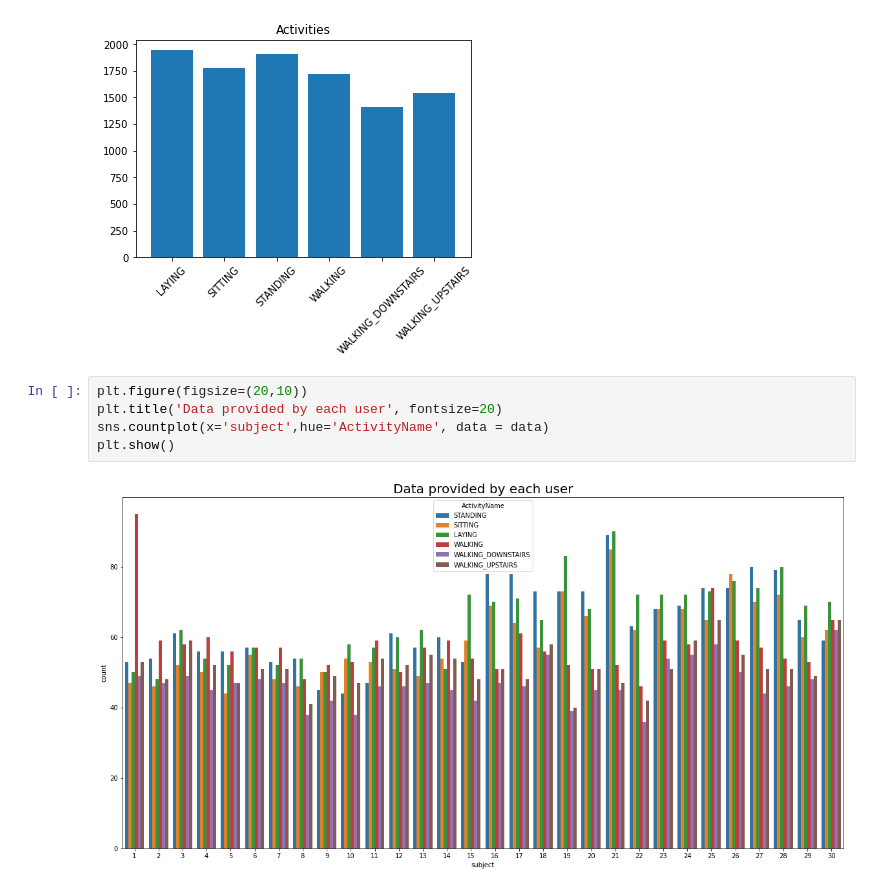
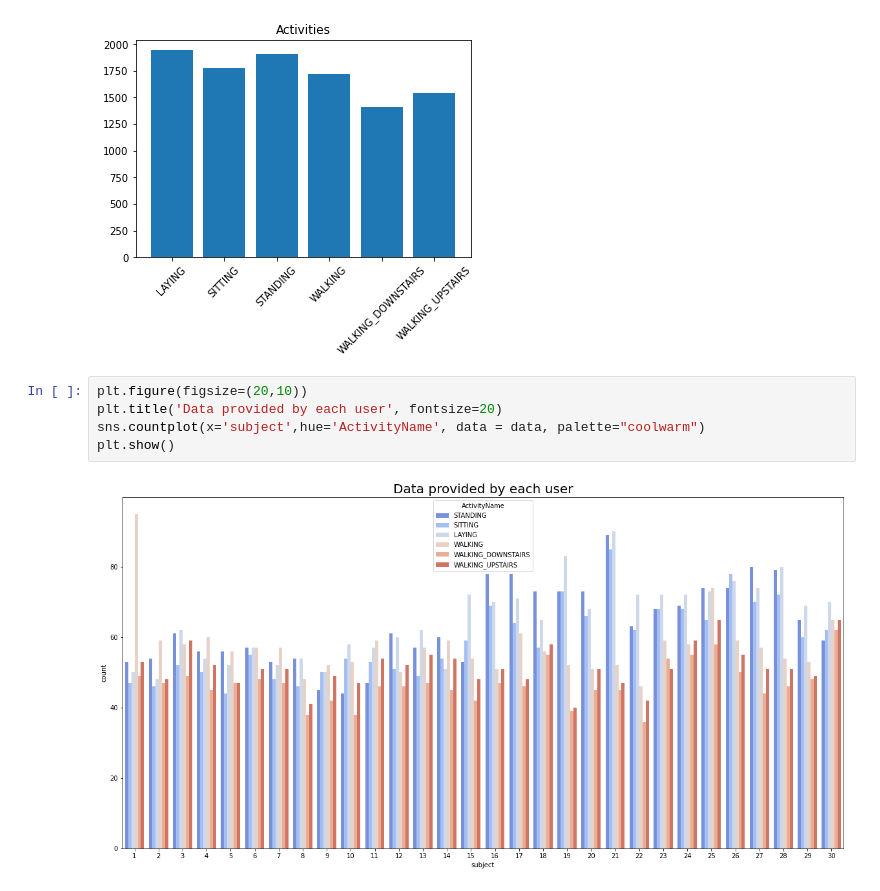
Before and after one commit to gekas145/WUM-2021-Projekty, a Jupyter notebook: Projekt2/eda.ipynb, the cells around one changed output. Cells and saved outputs as stored; diff of their text form.

```diff
--- a/Projekt2/eda.ipynb
+++ b/Projekt2/eda.ipynb
@@ -126,7 +127,7 @@ plt.show()
 # %%
 plt.figure(figsize=(20,10))
 plt.title('Data provided by each user', fontsize=20)
-sns.countplot(x='subject',hue='ActivityName', data = data)
+sns.countplot(x='subject',hue='ActivityName', data = data, palette="coolwarm")
 plt.show()
 # %% [output]
-[figure, old version]
+[figure, new version]
```
Also changed, not shown: parts of 4 cells of this notebook, 1 other file.
